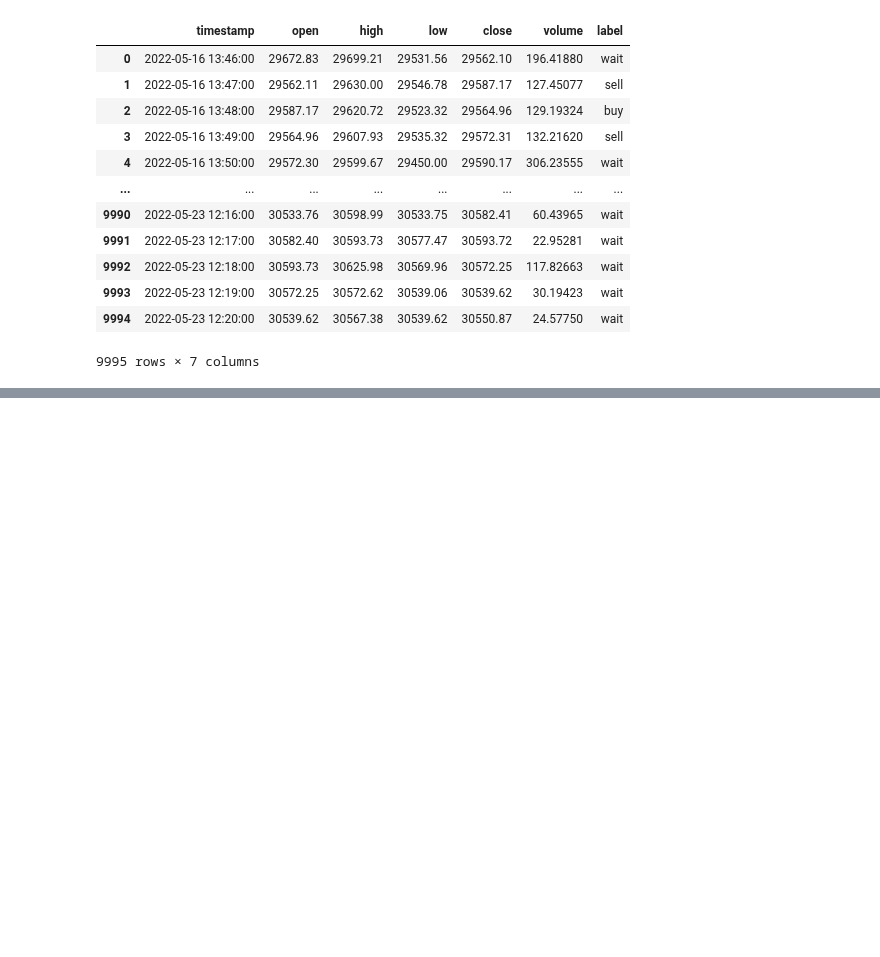
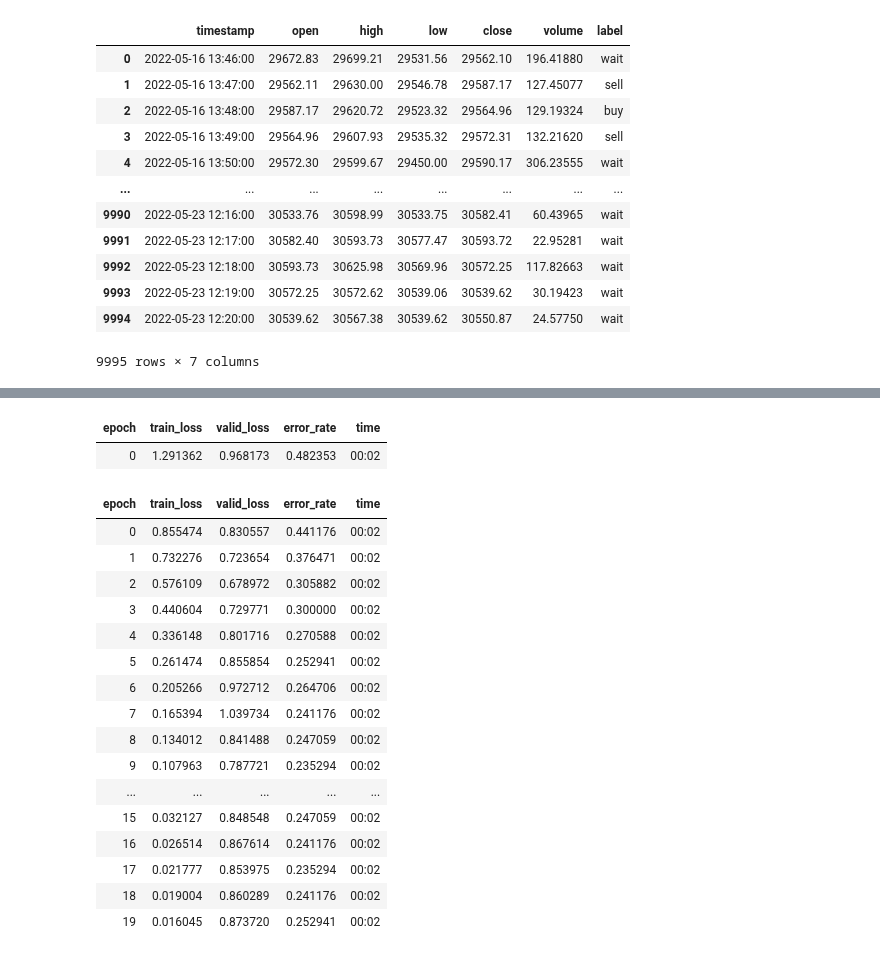
Before and after one commit to Neuron-Sages/neusa-py, a Jupyter notebook: neusa-fastai.ipynb, the cells around one changed output, grey strips where cells are left out. Drawn from its saved outputs; the diff is of its cells as text; code cells hidden in the pictures; blank space fills up the shorter version.

```diff
--- a/neusa-fastai.ipynb
+++ b/neusa-fastai.ipynb
@@ -366,3 +336,25 @@ for col_name in df.columns.to_list():
+# %%
+learn.fine_tune(20, 0.001737800776027143) #resnet34 the best so far
+# %% [output]
+| epoch | train_loss | valid_loss | error_rate | time |
+| 0 | 1.291362 | 0.968173 | 0.482353 | 00:02 |
+| epoch | train_loss | valid_loss | error_rate | time |
+| 0 | 0.855474 | 0.830557 | 0.441176 | 00:02 |
+| 1 | 0.732276 | 0.723654 | 0.376471 | 00:02 |
+| 2 | 0.576109 | 0.678972 | 0.305882 | 00:02 |
+| 3 | 0.440604 | 0.729771 | 0.300000 | 00:02 |
+| 4 | 0.336148 | 0.801716 | 0.270588 | 00:02 |
+| 5 | 0.261474 | 0.855854 | 0.252941 | 00:02 |
+| 6 | 0.205266 | 0.972712 | 0.264706 | 00:02 |
+| 7 | 0.165394 | 1.039734 | 0.241176 | 00:02 |
+| 8 | 0.134012 | 0.841488 | 0.247059 | 00:02 |
+| 9 | 0.107963 | 0.787721 | 0.235294 | 00:02 |
+| ... | ... | ... | ... | ... |
+| 15 | 0.032127 | 0.848548 | 0.247059 | 00:02 |
+| 16 | 0.026514 | 0.867614 | 0.241176 | 00:02 |
+| 17 | 0.021777 | 0.853975 | 0.235294 | 00:02 |
+| 18 | 0.019004 | 0.860289 | 0.241176 | 00:02 |
+| 19 | 0.016045 | 0.873720 | 0.252941 | 00:02 |
 # %%
 
 #learn.show_results()
```
Also changed, not shown: parts of 13 cells of this notebook, 2 other files.
